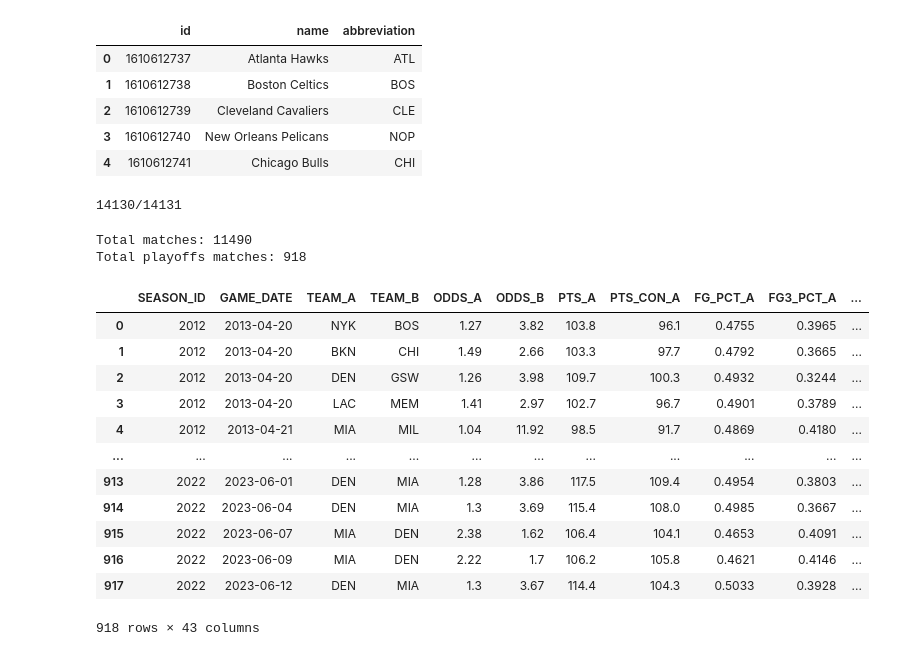
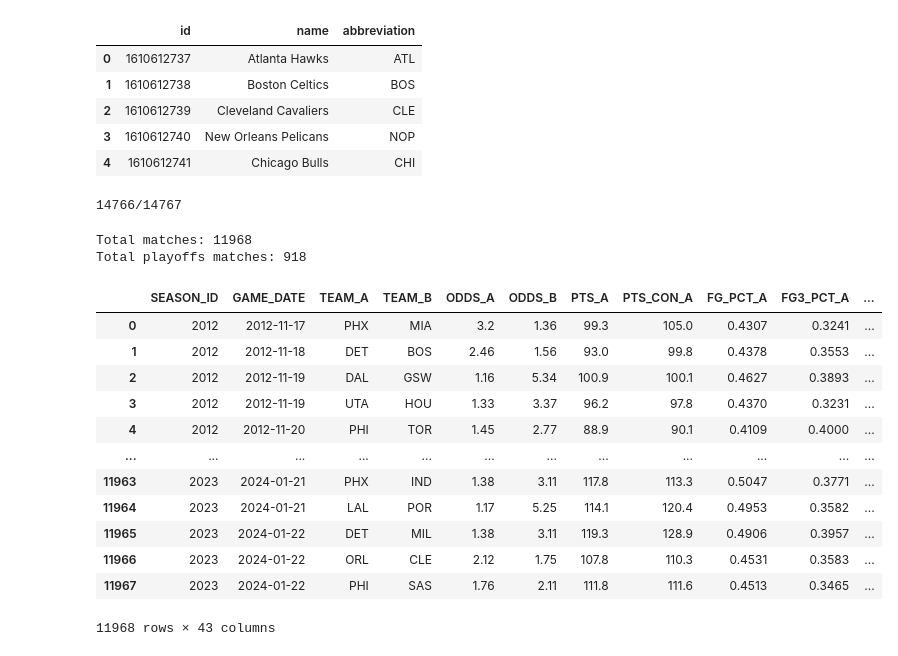
Before and after one commit to caiomelo22/nba-predictor, a Jupyter notebook: csv_getters/csv_creator.ipynb, the cells around one changed output. Saved outputs shown, nothing was run; the diff lists cells and outputs as text; code cells hidden in the pictures.

```diff
--- a/csv_getters/csv_creator.ipynb
+++ b/csv_getters/csv_creator.ipynb
@@ -32,7 +32,7 @@ def execute_query(query, read_only = True):
     return resp
 # %%
 first_season = 2012
-last_season = 2022
+last_season = 2023
 
 totals_n_last_games = 10
 n_last_games = 10
@@ -92,24 +92,21 @@ teams.head()
 | 4 | 1610612741 | Chicago Bulls | CHI |
 # %%
 teams_elo_dict = dict()
-teams_elo_path = 'teams_elo'
 
 for i, team in teams.iterrows():
-    f = open(f"{teams_elo_path}/{team['abbreviation']}.json")
-    elo_dict = json.load(f)
-    teams_elo_dict[team['id']] = elo_dict
+    teams_elo_dict[team['id']] = 1500
 # %%
 def get_match_info(game_info, stats_team_a, stats_team_b, winner, team_a_pts, team_b_pts):
     return (game_info + stats_team_a + stats_team_b + [winner, team_a_pts, team_b_pts])
 
 def get_team_previous_games(season_games, season_games_plyrs, game_date, team_id, opp_id, teams_per, season, scenario):
     response = hf.get_team_previous_games(season_games, team_id, game_date, season)
-    if not response: return None
+    if not response: return None, None
 
     home_previous_games, away_previous_games, previous_games, previous_season_games, home_previous_season_games, away_previous_season_games = response
 
     if len(previous_season_games.index) < 10:
-        return None
+        return None, None
 
     last_n_games = previous_season_games.iloc[-n_last_games:,:]
 
@@ -119,7 +116,7 @@ def get_team_previous_games(season_games, season_games_plyrs, game_date, team_id
 
     # Get last game ELO
     last_game_date = str(previous_season_games.iloc[-1,:]['date'])
-    elo = teams_elo_dict[team_id][last_game_date]
+    elo = teams_elo_dict[team_id]
 
     # Last n games pct
     pct_last_n_games = hf.get_wl_pct(last_n_games)[0]
@@ -149,7 +146,7 @@ def get_team_previous_games(season_games, season_games_plyrs, game_date, team_id
 
     stats_team = hf.get_team_stats (last_n_games, season_pct, teams_per[team_id], elo, matchup_pct, ha_pct, streak, pct_last_n_games, ha_pct_last_n_games)
 
-    return stats_team
+    return stats_team, elo
 # %%
 print("Creating CSV file of all games...")
 
@@ -165,6 +162,9 @@ season_games_iterr.reset_index(drop=True, inplace=True)
 for i, g in season_games_iterr.iterrows():
     clear_output(wait=True)
     print(f"{i}/{len(season_games_iterr.index)}")
+
+    if season != g['season']:
+        hf.reset_season_elo(teams_elo_dict)
 
     season = g['season']
 
@@ -193,13 +193,15 @@ for i, g in season_games_iterr.iterrows():
     if not team_a_odds or not team_b_odds:
         continue
 
-    stats_team_a = get_team_previous_games(season_games, season_games_plyrs, game_date, team_a_id, team_b_id, teams_per, season, 'H')
+    stats_team_a, elo_a = get_team_previous_games(season_games, season_games_plyrs, game_date, team_a_id, team_b_id, teams_per, season, 'H')
     if not stats_team_a:
         continue
 
-    stats_team_b = get_team_previous_games(season_games, season_games_plyrs, game_date, team_b_id, team_a_id, teams_per, season, 'A')
+    stats_team_b, elo_b = get_team_previous_games(season_games, season_games_plyrs, game_date, team_b_id, team_a_id, teams_per, season, 'A')
     if not stats_team_b:
         continue
+
+    hf.update_elo(winner, elo_a, elo_b, teams_elo_dict, team_a_id, team_b_id, team_a_pts, team_b_pts)
 
     match_info = get_match_info([season, game_date, team_a_abbv, team_b_abbv, team_a_odds, team_b_odds], stats_team_a, stats_team_b, winner, team_a_pts, team_b_pts)
     if is_playoffs:
@@ -207,11 +209,11 @@ for i, g in season_games_iterr.iterrows():
     else:
         matches_organized.append(match_info)
 # %% [output]
-14130/14131
+14766/14767
 # %%
 print("Total matches: {}\nTotal playoffs matches: {}".format(len(matches_organized), len(matches_organized_playoffs)))
 # %% [output]
-Total matches: 11490
+Total matches: 11968
 Total playoffs matches: 918
 # %%
 def parse_df_to_csv(dataframe, columns, path, filename):
@@ -223,21 +225,23 @@ def parse_df_to_csv(dataframe, columns, path, filename):
 # %%
 columns = ['SEASON_ID', 'GAME_DATE', 'TEAM_A', 'TEAM_B', 'ODDS_A', 'ODDS_B',
            'PTS_A', 'PTS_CON_A', 'FG_PCT_A', 'FG3_PCT_A', 'FT_PCT_A', 'REB_A', 'TOV_A', 'SEASON_A_PCT', 'PER_A', 'ELO_A', 'MATCHUP_A_PCT', 'HA_A_PCT', 'STREAK_A', 'LAST_GAMES_PCT_A', 'HA_LAST_GAMES_PCT_A', 'OFF_RTG_A', 'DEF_RTG_A',
            'PTS_B', 'PTS_CON_B', 'FG_PCT_B', 'FG3_PCT_B', 'FT_PCT_B', 'REB_B', 'TOV_B', 'SEASON_B_PCT', 'PER_B', 'ELO_B', 'MATCHUP_B_PCT', 'HA_B_PCT', 'STREAK_B', 'LAST_GAMES_PCT_B', 'HA_LAST_GAMES_PCT_B', 'OFF_RTG_B', 'DEF_RTG_B',
            'WINNER', 'GAME_PTS_A', 'GAME_PTS_B']
 final_df = parse_df_to_csv(matches_organized, columns, '../data', '{}-{}.csv'.format(first_season, last_season))
 parse_df_to_csv(matches_organized_playoffs, columns, '../data/playoffs', '{}-{}.csv'.format(first_season, last_season))
+
+display(final_df)
 # %% [output]
 |  | SEASON_ID | GAME_DATE | TEAM_A | TEAM_B | ODDS_A | ODDS_B | PTS_A | PTS_CON_A | FG_PCT_A | FG3_PCT_A | ... |
-| 0 | 2012 | 2013-04-20 | NYK | BOS | 1.27 | 3.82 | 103.8 | 96.1 | 0.4755 | 0.3965 | ... |
-| 1 | 2012 | 2013-04-20 | BKN | CHI | 1.49 | 2.66 | 103.3 | 97.7 | 0.4792 | 0.3665 | ... |
-| 2 | 2012 | 2013-04-20 | DEN | GSW | 1.26 | 3.98 | 109.7 | 100.3 | 0.4932 | 0.3244 | ... |
-| 3 | 2012 | 2013-04-20 | LAC | MEM | 1.41 | 2.97 | 102.7 | 96.7 | 0.4901 | 0.3789 | ... |
-| 4 | 2012 | 2013-04-21 | MIA | MIL | 1.04 | 11.92 | 98.5 | 91.7 | 0.4869 | 0.4180 | ... |
+| 0 | 2012 | 2012-11-17 | PHX | MIA | 3.2 | 1.36 | 99.3 | 105.0 | 0.4307 | 0.3241 | ... |
+| 1 | 2012 | 2012-11-18 | DET | BOS | 2.46 | 1.56 | 93.0 | 99.8 | 0.4378 | 0.3553 | ... |
+| 2 | 2012 | 2012-11-19 | DAL | GSW | 1.16 | 5.34 | 100.9 | 100.1 | 0.4627 | 0.3893 | ... |
+| 3 | 2012 | 2012-11-19 | UTA | HOU | 1.33 | 3.37 | 96.2 | 97.8 | 0.4370 | 0.3231 | ... |
+| 4 | 2012 | 2012-11-20 | PHI | TOR | 1.45 | 2.77 | 88.9 | 90.1 | 0.4109 | 0.4000 | ... |
 | ... | ... | ... | ... | ... | ... | ... | ... | ... | ... | ... | ... |
-| 913 | 2022 | 2023-06-01 | DEN | MIA | 1.28 | 3.86 | 117.5 | 109.4 | 0.4954 | 0.3803 | ... |
-| 914 | 2022 | 2023-06-04 | DEN | MIA | 1.3 | 3.69 | 115.4 | 108.0 | 0.4985 | 0.3667 | ... |
-| 915 | 2022 | 2023-06-07 | MIA | DEN | 2.38 | 1.62 | 106.4 | 104.1 | 0.4653 | 0.4091 | ... |
-| 916 | 2022 | 2023-06-09 | MIA | DEN | 2.22 | 1.7 | 106.2 | 105.8 | 0.4621 | 0.4146 | ... |
-| 917 | 2022 | 2023-06-12 | DEN | MIA | 1.3 | 3.67 | 114.4 | 104.3 | 0.5033 | 0.3928 | ... |
+| 11963 | 2023 | 2024-01-21 | PHX | IND | 1.38 | 3.11 | 117.8 | 113.3 | 0.5047 | 0.3771 | ... |
+| 11964 | 2023 | 2024-01-21 | LAL | POR | 1.17 | 5.25 | 114.1 | 120.4 | 0.4953 | 0.3582 | ... |
+| 11965 | 2023 | 2024-01-22 | DET | MIL | 1.38 | 3.11 | 119.3 | 128.9 | 0.4906 | 0.3957 | ... |
+| 11966 | 2023 | 2024-01-22 | ORL | CLE | 2.12 | 1.75 | 107.8 | 110.3 | 0.4531 | 0.3583 | ... |
+| 11967 | 2023 | 2024-01-22 | PHI | SAS | 1.76 | 2.11 | 111.8 | 111.6 | 0.4513 | 0.3465 | ... |
-918 rows × 43 columns
+11968 rows × 43 columns
```
Also changed, not shown: parts of 2 cells of this notebook.
